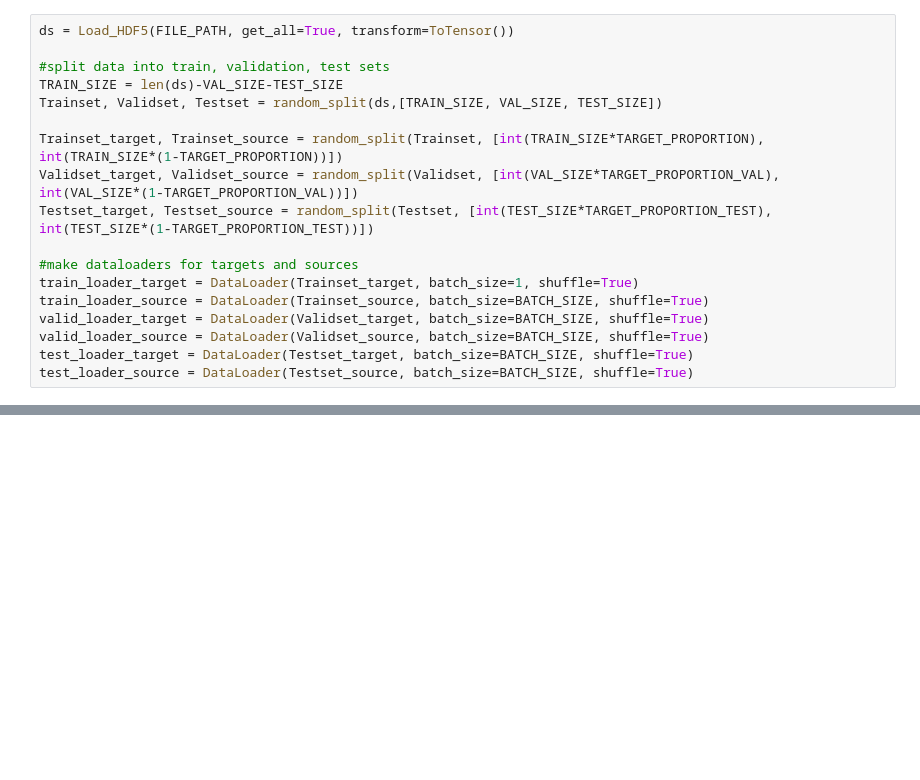
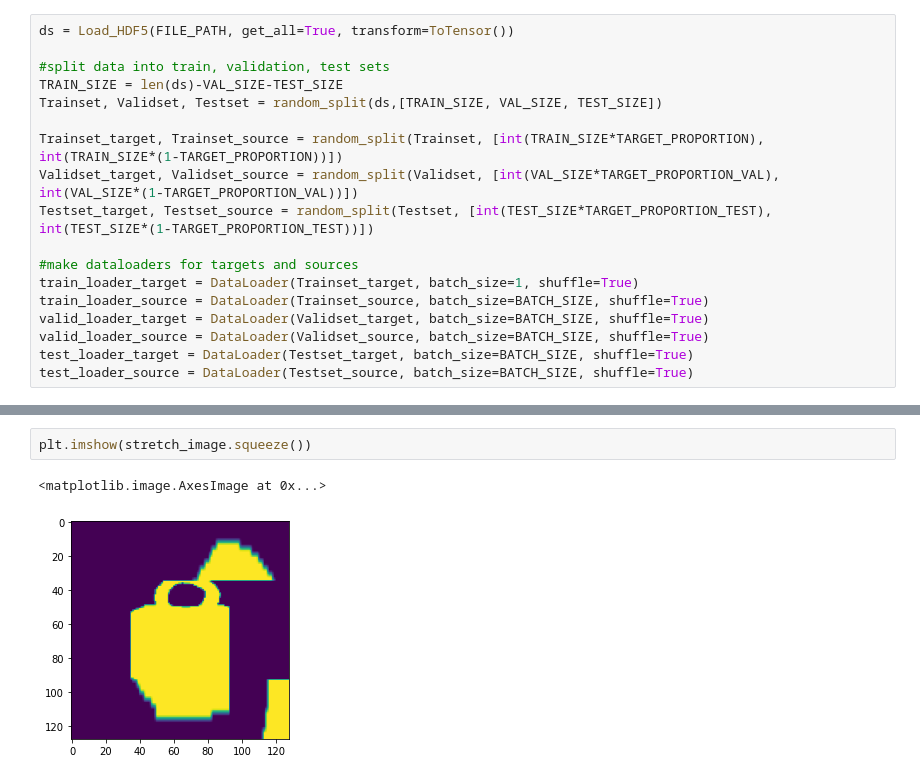
Before and after one commit to hywkim-private/ALIGNet, a Jupyter notebook: ALIGNet.ipynb, the cells around one changed output, grey strips where cells are left out. Drawn from its saved outputs; the diff is of its cells as text; blank space fills up the shorter version.

```diff
--- a/ALIGNet.ipynb
+++ b/ALIGNet.ipynb
@@ -175 +370,6 @@ def mask_target_2d(mask_size, stride, target_size, target_image):
+# %%
+plt.imshow(stretch_image.squeeze())
+# %% [output]
+<matplotlib.image.AxesImage at 0x...>
+[figure, added]
 # %%
```
Also changed, not shown: parts of 24 cells of this notebook.
